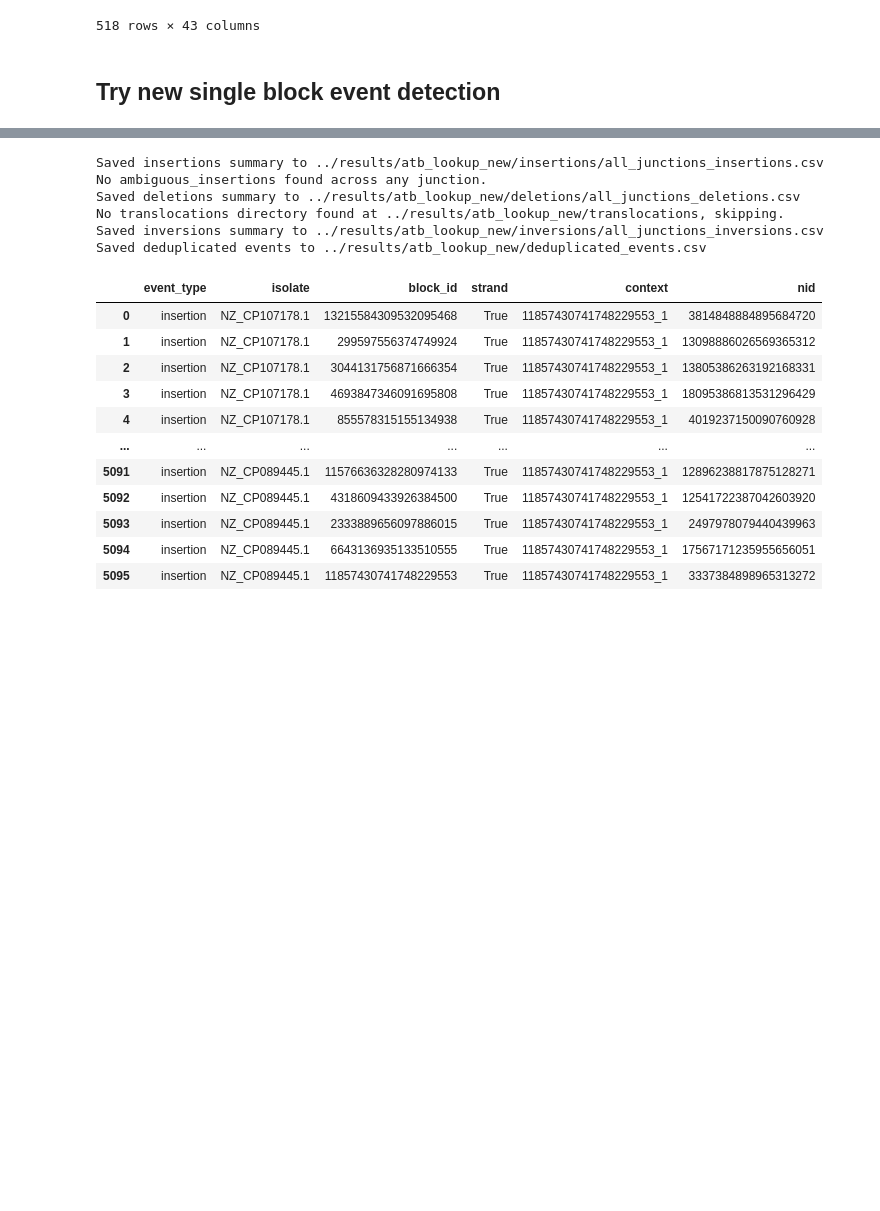
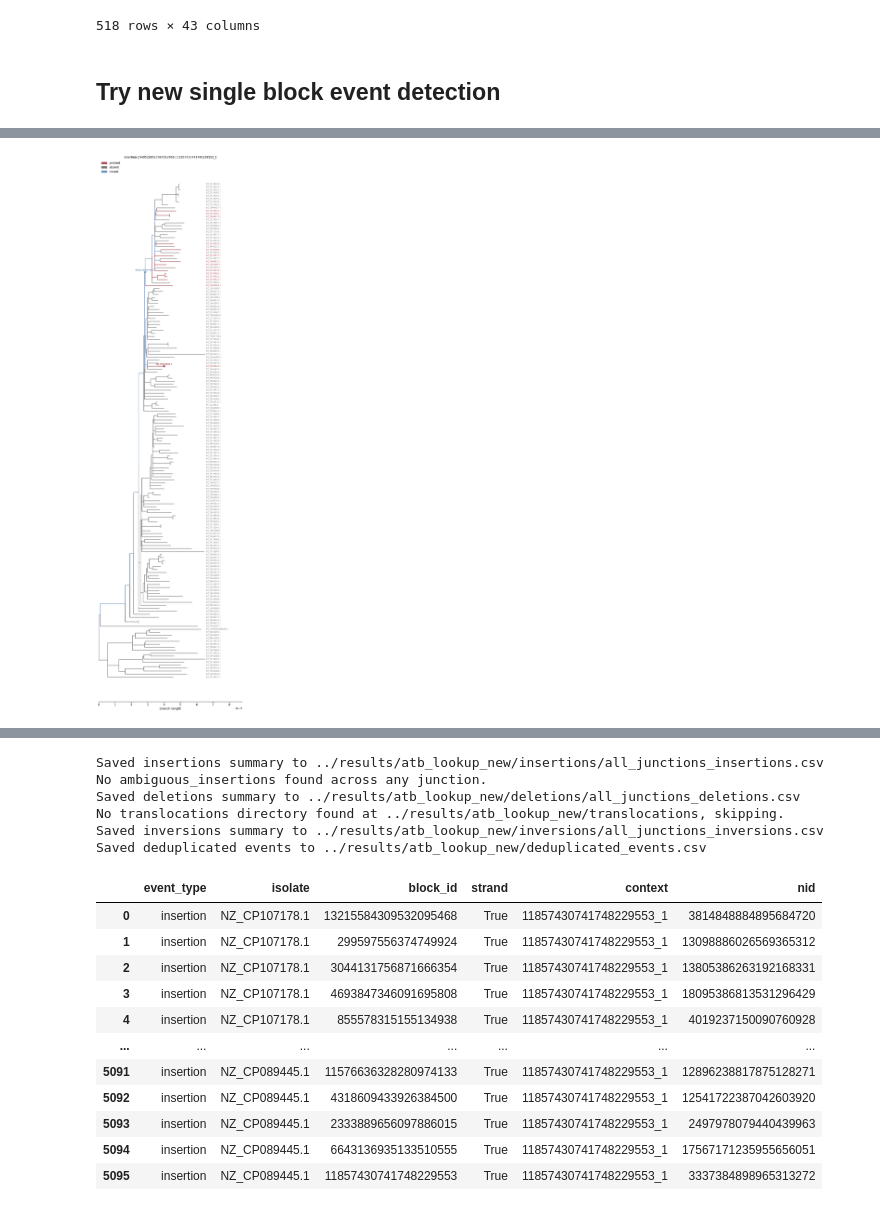
Before and after one commit to marie3003/junction_dataset, a Jupyter notebook: explore/playground_newalgorithm.ipynb, the cells around one changed output, grey strips where cells are left out. Drawn from its saved outputs; the diff is of its cells as text; code cells hidden in the pictures; blank space fills up the shorter version.

```diff
--- a/explore/playground_newalgorithm.ipynb
+++ b/explore/playground_newalgorithm.ipynb
@@ -85,0 +166,12 @@ Warning: alignment file not found, consensus_sequence will be None: ../results/a
+# %%
+plot_event_tree(
+      df,
+      isolates_1,
+      block_id=5405288517967012958,
+      event_type="insertion",
+      context="11857430741748229553_1",
+      clade_df=deduplicated_df,
+      strand = False
+  )
+# %% [output]
+[figure, added]
```
Also changed, not shown: parts of 13 cells of this notebook, 3 other files.
